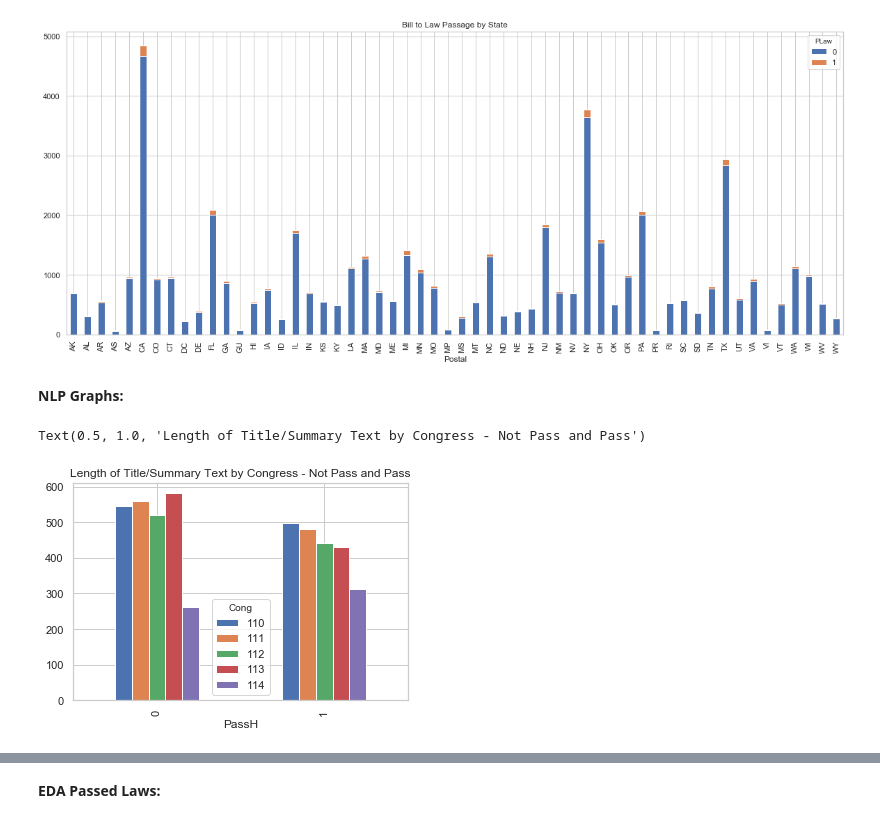
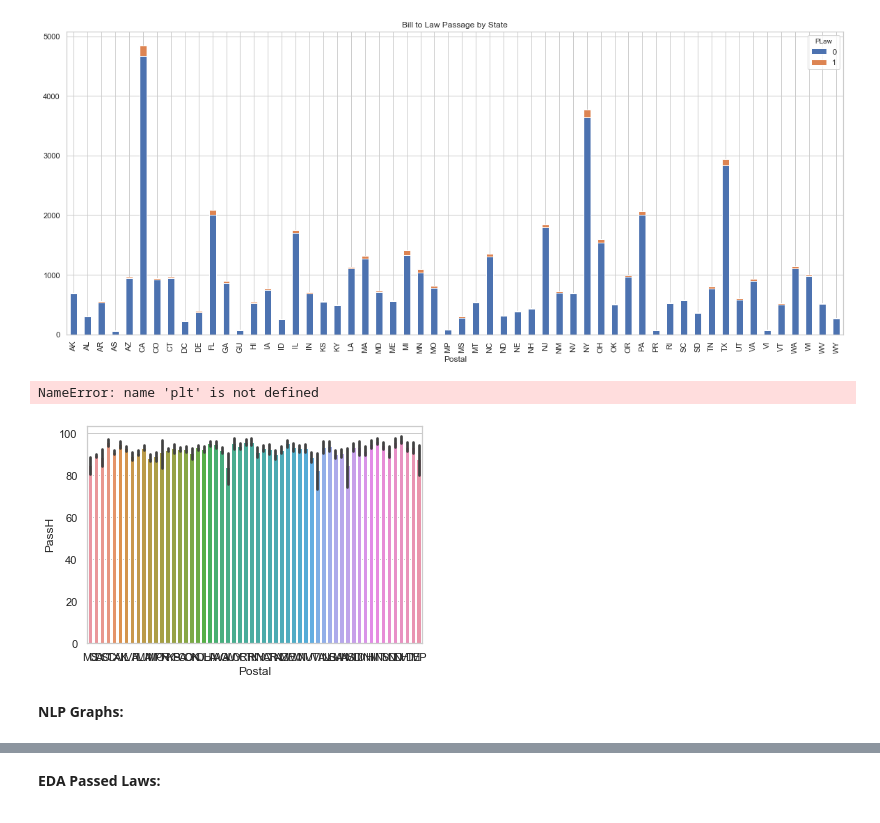
Before and after one commit to mellymillionz/Congressional_Bill_Passage_Analysis, a Jupyter notebook: Deeper_Feature_Engineering.ipynb, the cells around one changed output, grey strips where cells are left out. Saved outputs shown, nothing was run; the diff lists cells and outputs as text; code cells hidden in the pictures.

```diff
--- a/Deeper_Feature_Engineering.ipynb
+++ b/Deeper_Feature_Engineering.ipynb
@@ -182,6 +182,10 @@ PLaw  Cong
 Name: text_len, dtype: float64
 # %%
 df['title_len'] = [len(summary) for summary in df['Title']]
+# %%
+df['Summary'].fillna('', inplace=True)
+# %%
+df['summary_len'] = [len(summary) for summary in df['Summary']]
 # %%
 #Median Bill Title length by congress, passed or didn't pass
 df.groupby(['PLaw','Cong'])['title_len'].agg('median')
@@ -325,3 +329,9 @@ df.groupby(['Postal', 'PLaw']).size().unstack().plot.bar(figsize=(20,8), stacked
 # %% [output]
 Text(0.5, 1.0, 'Bill to Law Passage by State')
 [figure]
+# %%
+sns.barplot(x='Postal', y='PassH', data=df, estimator=lambda x: sum(x==0)*100.0/len(x))
+plt.figure(figsize=(8,20))
+# %% [output]
+NameError: name 'plt' is not defined
+[figure, added]
@@ -329,8 +353,5 @@ Text(0.5, 1.0, 'Bill to Law Passage by State')
 **NLP Graphs:**
 # %%
 df.groupby(['PassH','Cong'])['text_len'].agg('mean').unstack().plot.bar().set_title('Length of Title/Summary Text by Congress - Not Pass and Pass')
-# %% [output]
-Text(0.5, 1.0, 'Length of Title/Summary Text by Congress - Not Pass and Pass')
-[figure, removed]
 # %%
 df.groupby(['PassH','Cong'])['title_len'].agg('median').unstack().plot.bar().set_title('Median Length of Title Text by Congress')
```
Also changed, not shown: parts of 10 cells of this notebook.
